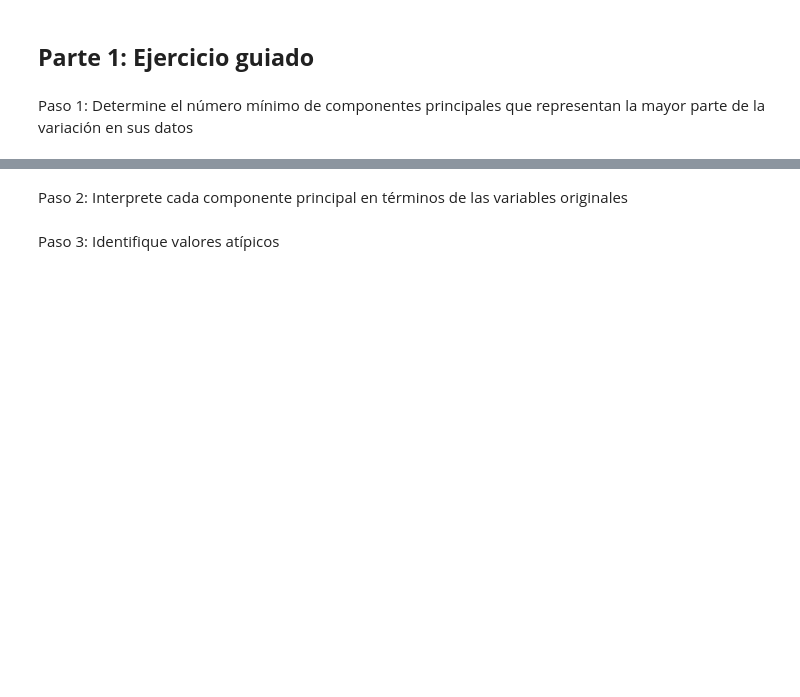
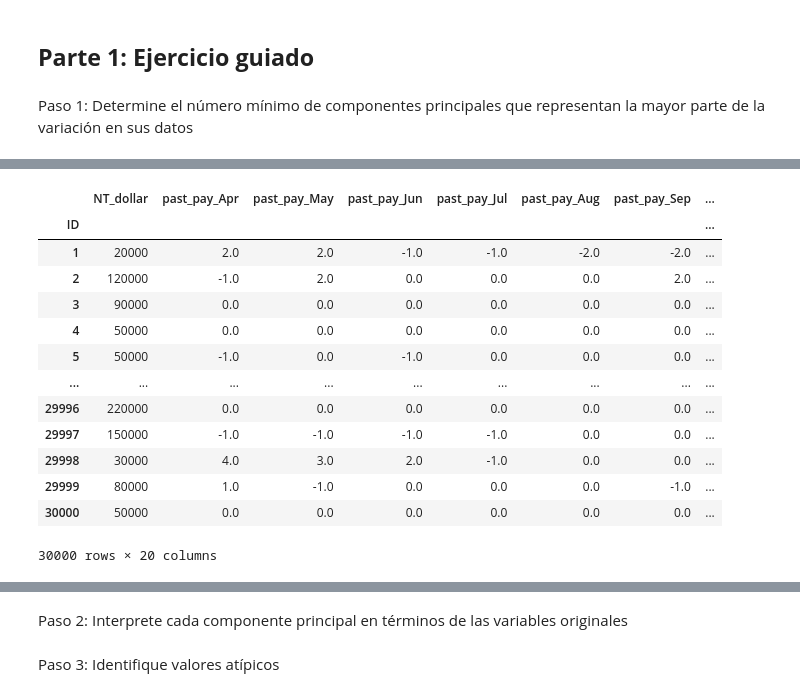
Before and after one commit to PosgradoMNA/actividades-de-aprendizaje-feracor, a Jupyter notebook: A01794022_Actividad_Semanal_4.ipynb, the cells around one changed output, grey strips where cells are left out. Cells and saved outputs as stored; diff of their text form; code cells hidden in the pictures; blank space fills up the shorter version.

```diff
--- a/A01794022_Actividad_Semanal_4.ipynb
+++ b/A01794022_Actividad_Semanal_4.ipynb
@@ -17,0 +94,22 @@ Paso 1: Determine el número mínimo de componentes principales que representan
+# %%
+# Organizar en orden temporal
+
+df2 = df2.reindex(columns=['NT_dollar','past_pay_Apr','past_pay_May','past_pay_Jun','past_pay_Jul','past_pay_Aug','past_pay_Sep',
+    'Bill_statament_Apr','Bill_statament_May','Bill_statament_Jun','Bill_statament_Jul','Bill_statament_Aug','Bill_statament_Sep',
+    'prev_payment_Apr','prev_payment_May','prev_payment_Jun','prev_payment_Jul','prev_payment_Aug','prev_payment_Sep','Y'])
+df2
+# %% [output]
+|  | NT_dollar | past_pay_Apr | past_pay_May | past_pay_Jun | past_pay_Jul | past_pay_Aug | past_pay_Sep | ... |
+| ID |  |  |  |  |  |  |  | ... |
+| 1 | 20000 | 2.0 | 2.0 | -1.0 | -1.0 | -2.0 | -2.0 | ... |
+| 2 | 120000 | -1.0 | 2.0 | 0.0 | 0.0 | 0.0 | 2.0 | ... |
+| 3 | 90000 | 0.0 | 0.0 | 0.0 | 0.0 | 0.0 | 0.0 | ... |
+| 4 | 50000 | 0.0 | 0.0 | 0.0 | 0.0 | 0.0 | 0.0 | ... |
+| 5 | 50000 | -1.0 | 0.0 | -1.0 | 0.0 | 0.0 | 0.0 | ... |
+| ... | ... | ... | ... | ... | ... | ... | ... | ... |
+| 29996 | 220000 | 0.0 | 0.0 | 0.0 | 0.0 | 0.0 | 0.0 | ... |
+| 29997 | 150000 | -1.0 | -1.0 | -1.0 | -1.0 | 0.0 | 0.0 | ... |
+| 29998 | 30000 | 4.0 | 3.0 | 2.0 | -1.0 | 0.0 | 0.0 | ... |
+| 29999 | 80000 | 1.0 | -1.0 | 0.0 | 0.0 | 0.0 | -1.0 | ... |
+| 30000 | 50000 | 0.0 | 0.0 | 0.0 | 0.0 | 0.0 | 0.0 | ... |
+30000 rows × 20 columns
```
Also changed, not shown: parts of 9 cells of this notebook.
